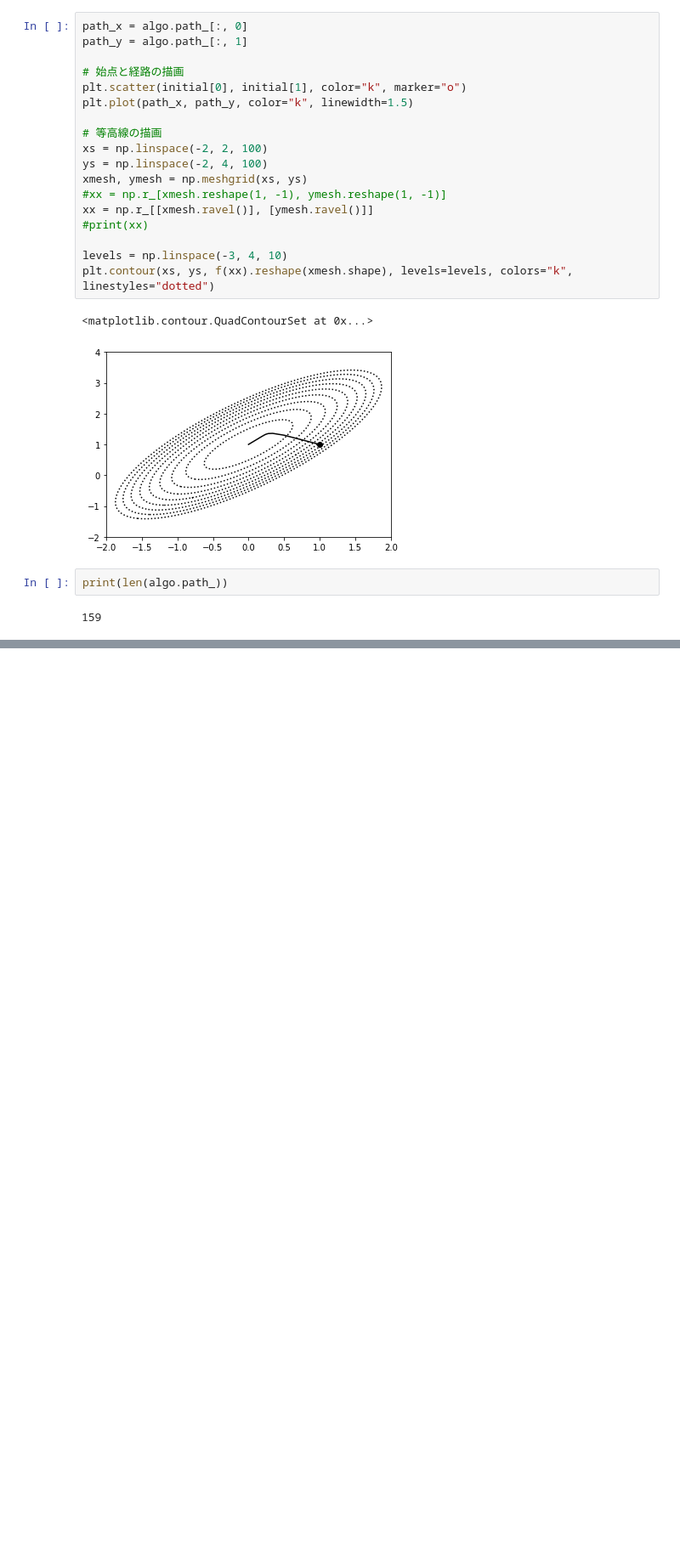
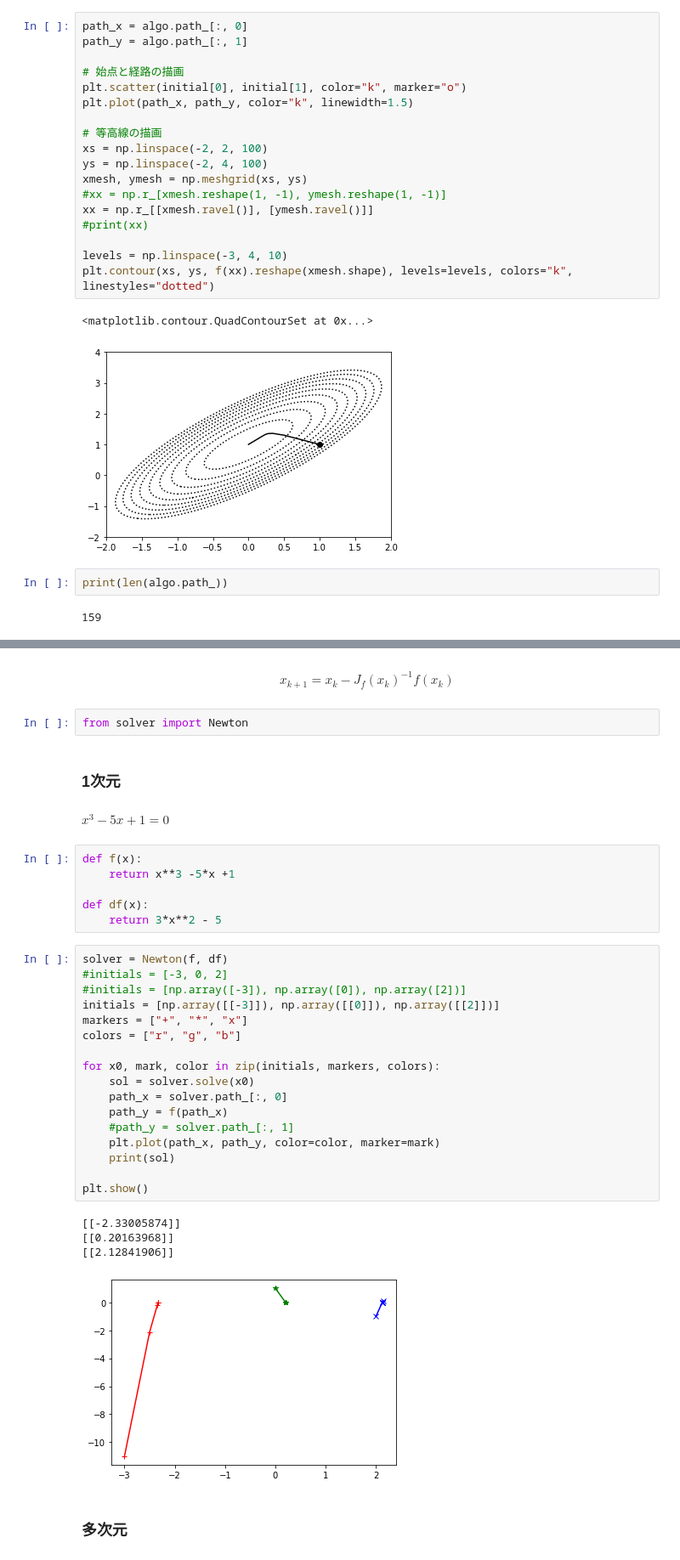
Before and after one commit to predora005/machine-learning-playground, a Jupyter notebook: 01.essence_of_machine_learning/04-08.mathematical_adaptation.ipynb, the cells around one changed output, grey strips where cells are left out. Shown at 85% size. Drawn from its saved outputs; the diff is of its cells as text; blank space fills up the shorter version.

```diff
--- a/01.essence_of_machine_learning/04-08.mathematical_adaptation.ipynb
+++ b/01.essence_of_machine_learning/04-08.mathematical_adaptation.ipynb
@@ -302,0 +305,40 @@ print(len(algo.path_))
+# %% [markdown]
+$$
+    x_{k+1} = x_k - J_f(x_k)^{-1}f(x_k)
+$$
+# %%
+from solver import Newton
+# %% [markdown]
+### 1次元
+# %% [markdown]
+$ x^3 -5x + 1 = 0 $
+# %%
+def f(x):
+    return x**3 -5*x +1
+
+def df(x):
+    return 3*x**2 - 5
+# %%
+solver = Newton(f, df)
+#initials = [-3, 0, 2]
+#initials = [np.array([-3]), np.array([0]), np.array([2])]
+initials = [np.array([[-3]]), np.array([[0]]), np.array([[2]])]
+markers = ["+", "*", "x"]
+colors = ["r", "g", "b"]
+
+for x0, mark, color in zip(initials, markers, colors):
+    sol = solver.solve(x0)
+    path_x = solver.path_[:, 0]
+    path_y = f(path_x)
+    #path_y = solver.path_[:, 1]
+    plt.plot(path_x, path_y, color=color, marker=mark)
+    print(sol)
+
+plt.show()
+# %% [output]
+[[-2.33005874]]
+[[0.20163968]]
+[[2.12841906]]
+[figure, added]
+# %% [markdown]
+### 多次元
```
Also changed, not shown: parts of 12 cells of this notebook, 3 other files.
